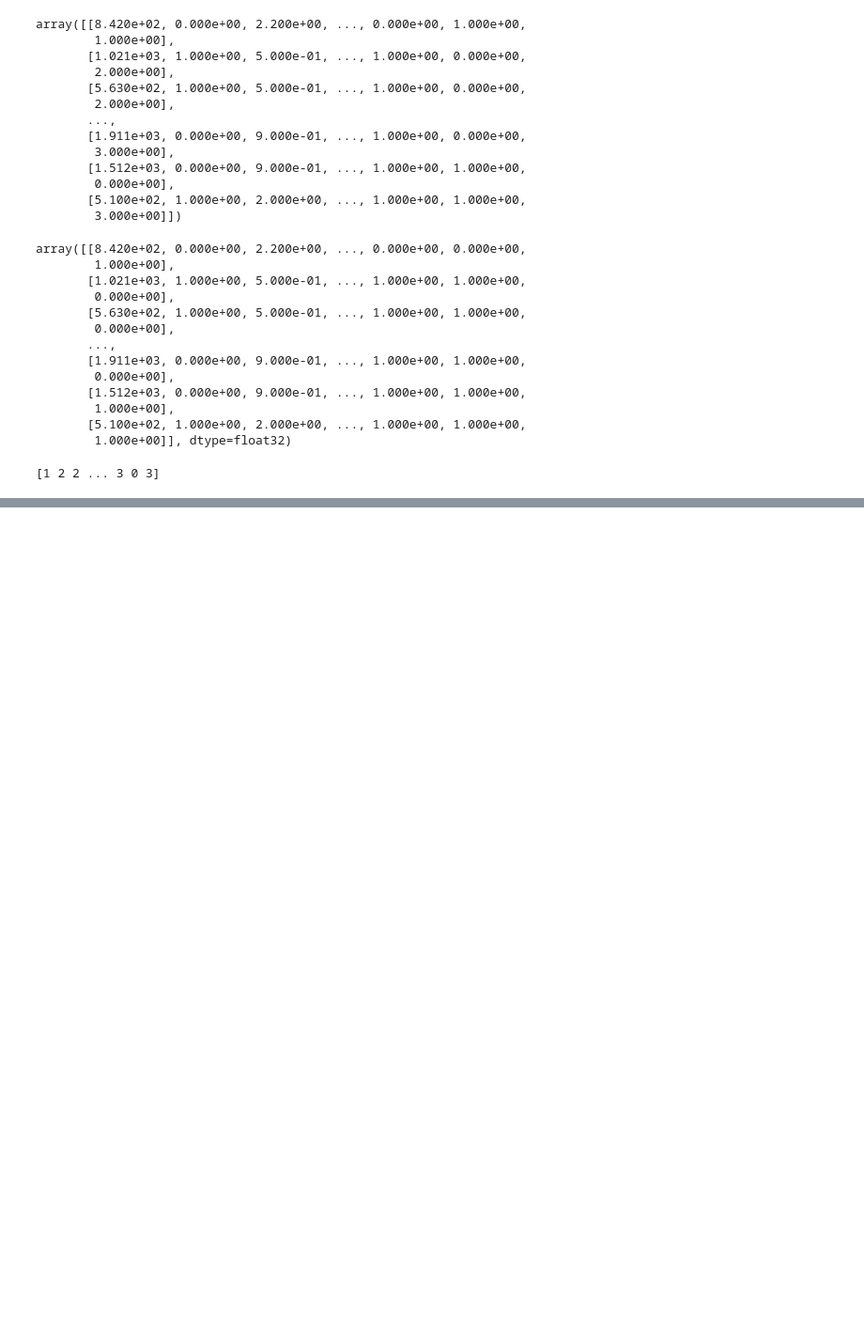
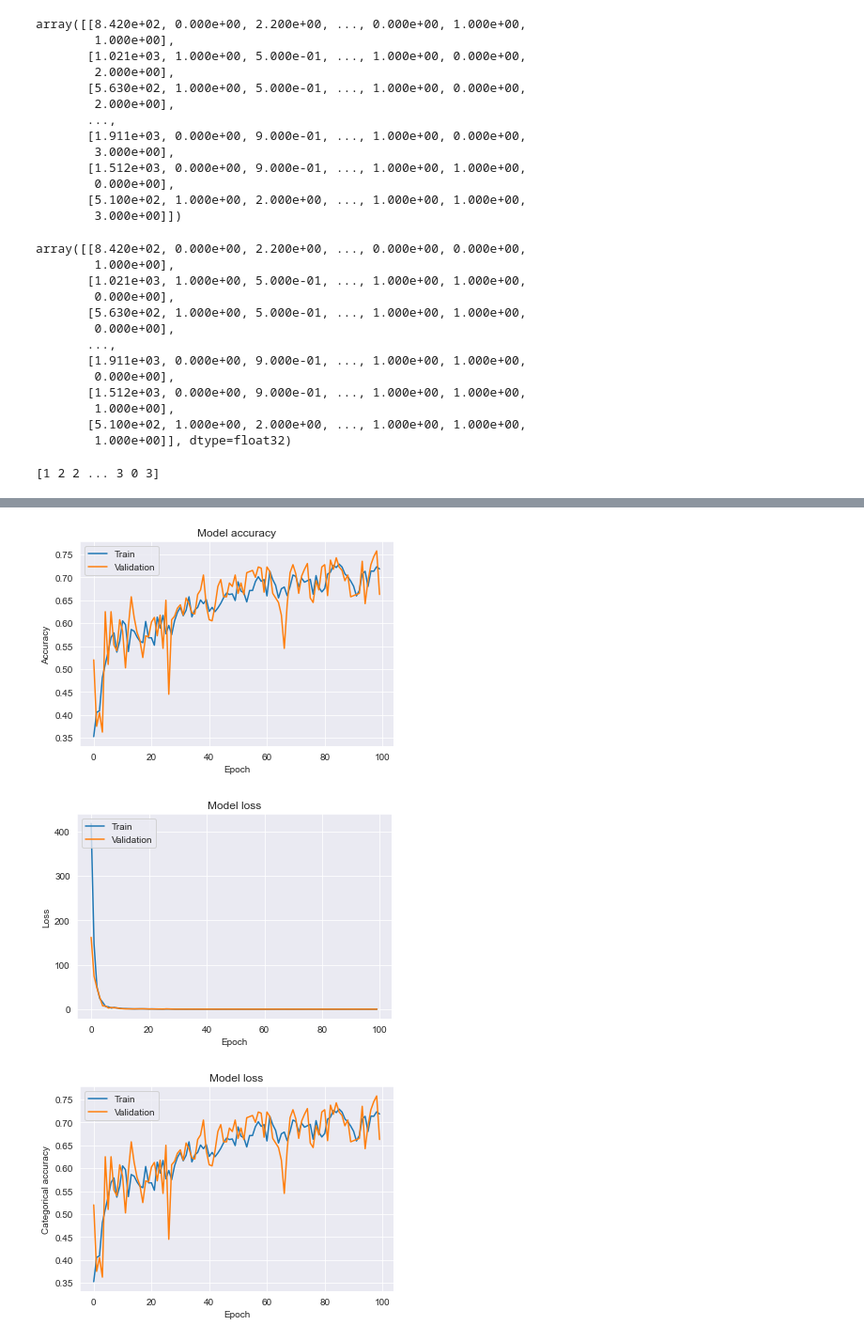
Before and after one commit to Matovic/mobile-price-classification, a Jupyter notebook: src/MLP_tensorflow.ipynb, the cells around one changed output, grey strips where cells are left out. Shown: that part at 94% size. Cells and saved outputs as stored; diff of their text form; code cells hidden in the pictures; blank space fills up the shorter version.

Commit message:
working tensorflow model, but needs tweaking

```diff
--- a/src/MLP_tensorflow.ipynb
+++ b/src/MLP_tensorflow.ipynb
@@ -141,9 +166,12 @@ model = keras.Sequential([
 ])
-# %%
-model.compile(optimizer='adam',
-              loss='binary_crossentropy',
-              metrics=['accuracy'])
+# %%
+lr = 0.03648030109469176
+optimizer = tf.keras.optimizers.Adam(learning_rate=lr)
+model.compile(optimizer=optimizer,
+              loss='binary_crossentropy',
+              metrics=['accuracy','mse','categorical_accuracy'])
 # %%
-model.fit(x_train,y_train,batch_size=32,epochs=100)
+tf.debugging.enable_traceback_filtering()
+history = model.fit(x_train,y_train,batch_size=128,epochs=100,validation_data=(x_val,y_val))
 # %% [output]
 Epoch 1/100
@@ -174,0 +197,33 @@ ValueError: in user code:
+# %%
+import matplotlib.pyplot as plt
+
+#Plot training & validation accuracy values
+plt.plot(history.history['accuracy'])
+plt.plot(history.history['val_accuracy'])
+plt.title('Model accuracy')
+plt.ylabel('Accuracy')
+plt.xlabel('Epoch')
+plt.legend(['Train', 'Validation'], loc='upper left')
+plt.show()
+
+# Plot training & validation loss values
+plt.plot(history.history['loss'])
+plt.plot(history.history['val_loss'])
+plt.title('Model loss')
+plt.ylabel('Loss')
+plt.xlabel('Epoch')
+plt.legend(['Train', 'Validation'], loc='upper left')
+plt.show()
+
+# Plot training & validation categorical accuracy
+plt.plot(history.history['categorical_accuracy'])
+plt.plot(history.history['val_categorical_accuracy'])
+plt.title('Model loss')
+plt.ylabel('Categorical accuracy')
+plt.xlabel('Epoch')
+plt.legend(['Train', 'Validation'], loc='upper left')
+plt.show()
+# %% [output]
+[figure, added]
+[figure, added]
+[figure, added]
```
Also changed, not shown: parts of 8 cells of this notebook.
